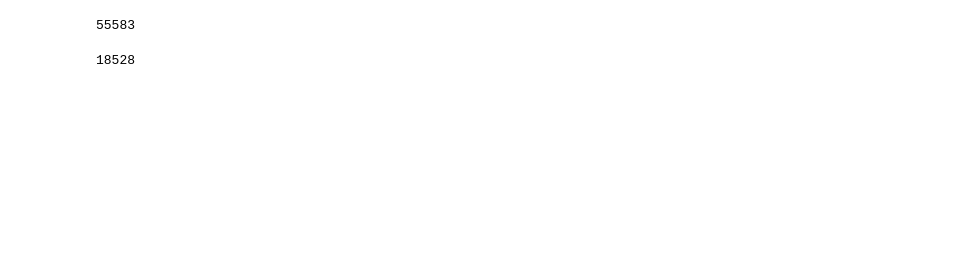
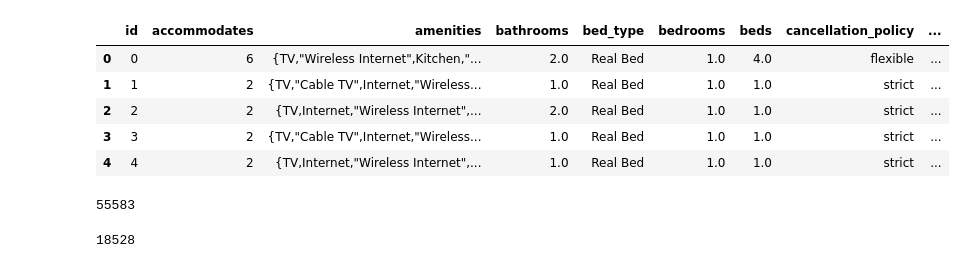
Before and after one commit to yuto-kobayashi-1/signate-AIQuest, a Jupyter notebook: 210716_AIQuest.ipynb, the cells around one changed output. Saved outputs shown, nothing was run; the diff lists cells and outputs as text; code cells hidden in the pictures; blank space fills up the shorter version.

```diff
--- a/210716_AIQuest.ipynb
+++ b/210716_AIQuest.ipynb
@@ -17,6 +17,15 @@ Mounted at /content/drive
 # %%
 data = pd.read_csv("/content/drive/MyDrive/signate/competiton/210716_AI Quest/train.csv",encoding="utf_8")
 test = pd.read_csv("/content/drive/MyDrive/signate/competiton/210716_AI Quest/test.csv",encoding="utf_8")
+# %%
+data.head()
+# %% [output]
+|  | id | accommodates | amenities | bathrooms | bed_type | bedrooms | beds | cancellation_policy | ... |
+| 0 | 0 | 6 | {TV,"Wireless Internet",Kitchen,"... | 2.0 | Real Bed | 1.0 | 4.0 | flexible | ... |
+| 1 | 1 | 2 | {TV,"Cable TV",Internet,"Wireless... | 1.0 | Real Bed | 1.0 | 1.0 | strict | ... |
+| 2 | 2 | 2 | {TV,Internet,"Wireless Internet",... | 2.0 | Real Bed | 1.0 | 1.0 | strict | ... |
+| 3 | 3 | 2 | {TV,"Cable TV",Internet,"Wireless... | 1.0 | Real Bed | 1.0 | 1.0 | strict | ... |
+| 4 | 4 | 2 | {TV,Internet,"Wireless Internet",... | 1.0 | Real Bed | 1.0 | 1.0 | strict | ... |
 # %%
 def preprocessing(df):
   # df["host_response_rate"] = df["host_response_rate"].fillna('0%')
```
Also changed, not shown: parts of 15 cells of this notebook.
